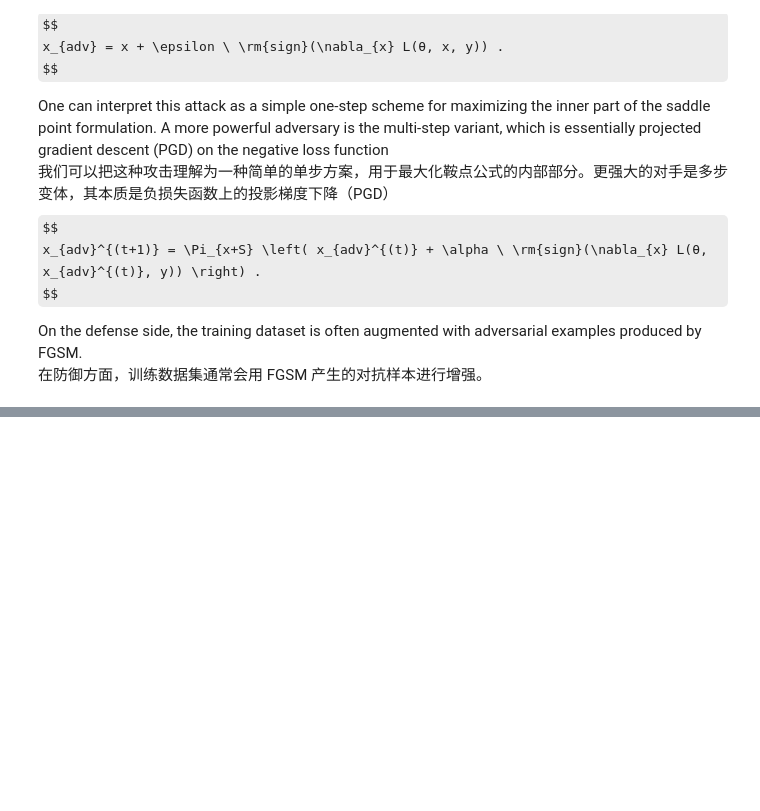
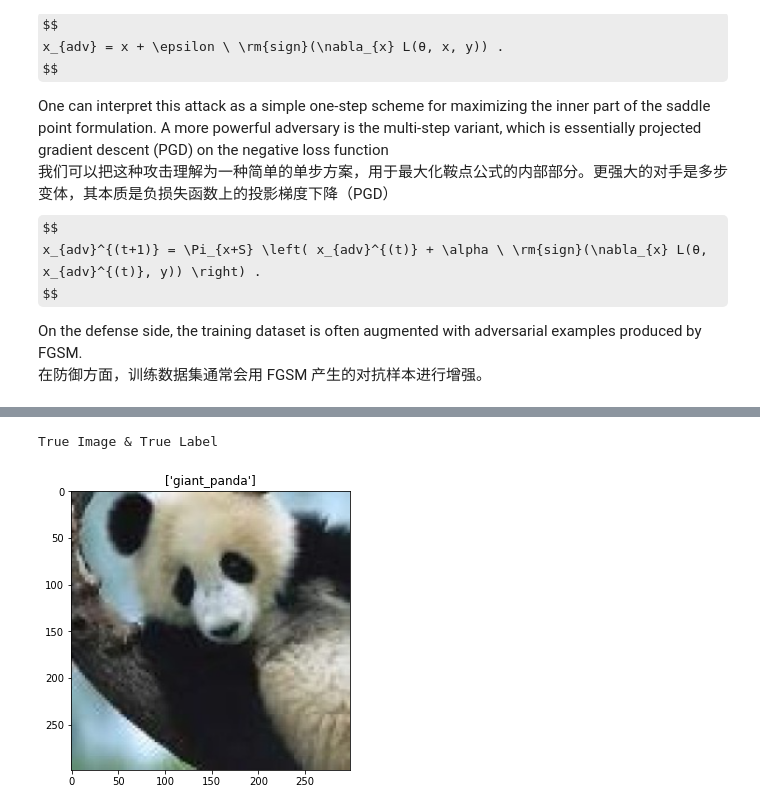
Before and after one commit to JR-Zhang-CN/Github, a Jupyter notebook: White-box Attacks/3-PGD/Towards Deep Learning Models Resistant to Adversarial Attacks.ipynb, the cells around one changed output, grey strips where cells are left out. Cells and saved outputs as stored; diff of their text form; code cells hidden in the pictures; some formulas as TeX source; blank space fills up the shorter version.

```diff
--- a/White-box Attacks/3-PGD/Towards Deep Learning Models Resistant to Adversarial Attacks.ipynb
+++ b/White-box Attacks/3-PGD/Towards Deep Learning Models Resistant to Adversarial Attacks.ipynb
@@ -95,0 +143,44 @@ All of this evidence points towards PGD being a “universal” adversary among
+# %%
+class_idx = json.load(open("../2-FGSM/data/imagenet_class_index.json"))
+idx2label = [class_idx[str(k)][1] for k in range(len(class_idx))]
+# %%
+transform = transforms.Compose([
+    transforms.Resize((299, 299)),
+    transforms.ToTensor(),
+])
+
+def image_folder_custom_label(root, transform, custom_label) :
+
+    old_data = dsets.ImageFolder(root = root, transform = transform)
+    old_classes = old_data.classes
+
+    label2idx = {}
+
+    for i, item in enumerate(custom_label) :
+        label2idx[item] = i
+
+    new_data = dsets.ImageFolder(root = root, transform = transform,
+                                target_transform = lambda x : custom_label.index(old_classes[x]))
+    new_data.classes = custom_label
+    new_data.class_to_idx = label2idx
+
+    return new_data
+# %%
+normal_data = image_folder_custom_label(root = '../2-FGSM/data/', transform = transform, custom_label = idx2label)
+normal_loader = Data.DataLoader(normal_data, batch_size=1, shuffle=False)
+# %%
+def imshow(img, title):
+    npimg = img.numpy()
+    plt.figure(figsize = (5, 15))
+    plt.imshow(np.transpose(npimg,(1,2,0)))
+    plt.title(title)
+    plt.show()
+# %%
+normal_iter = iter(normal_loader)
+images, labels = normal_iter.next()
+
+print("True Image & True Label")
+imshow(torchvision.utils.make_grid(images, normalize=True), [normal_data.classes[i] for i in labels])
+# %% [output]
+True Image & True Label
+[figure, added]
```
Also changed, not shown: parts of 9 cells of this notebook.
